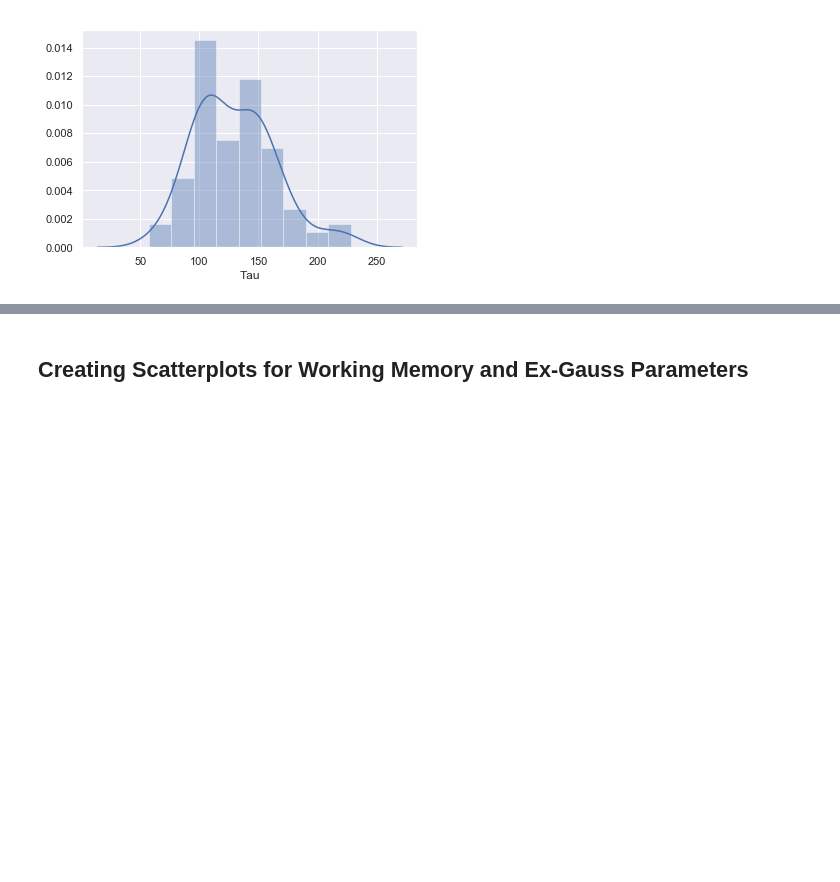
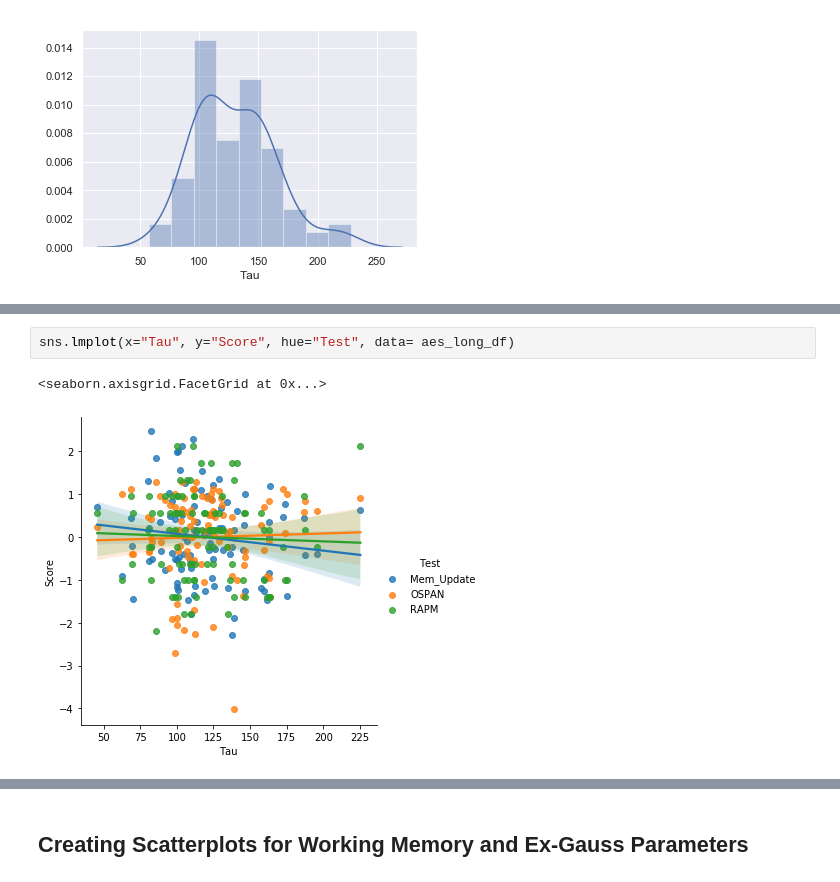
Before and after one commit to zoe-loh/WMD, a Jupyter notebook: SM01_Plotting.ipynb, the cells around one changed output, grey strips where cells are left out. Saved outputs shown, nothing was run; the diff lists cells and outputs as text; blank space fills up the shorter version.

```diff
--- a/SM01_Plotting.ipynb
+++ b/SM01_Plotting.ipynb
@@ -154,0 +179,5 @@ sns.distplot(mem_tau)
+# %%
+sns.lmplot(x="Tau", y="Score", hue="Test", data= aes_long_df)
+# %% [output]
+<seaborn.axisgrid.FacetGrid at 0x...>
+[figure, added]
```
Also changed, not shown: parts of 12 cells of this notebook, 3 other files.
